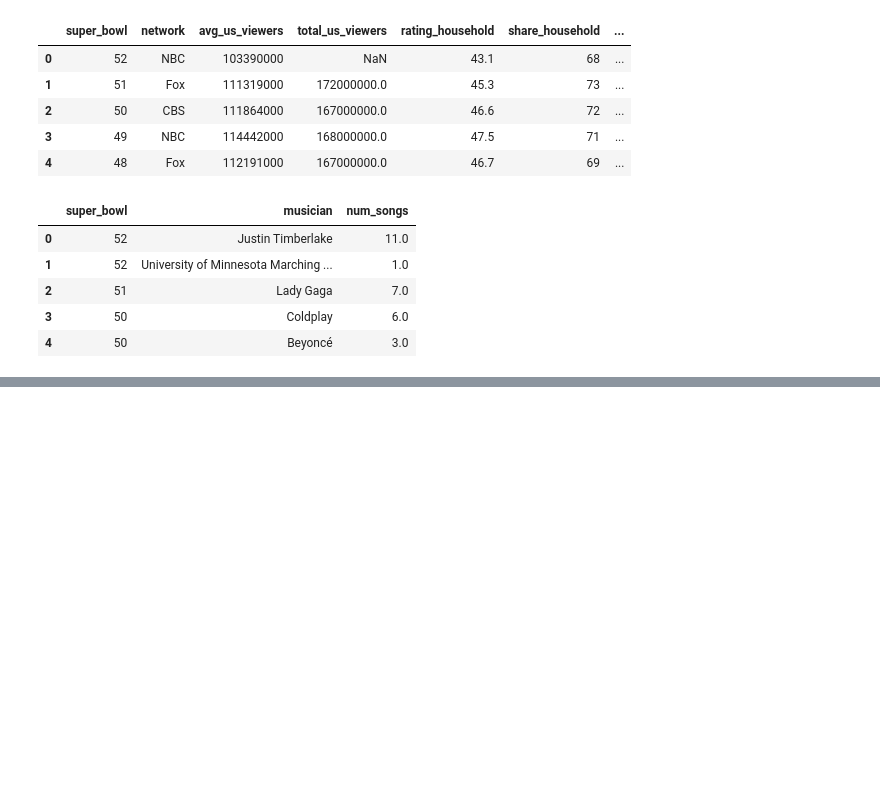
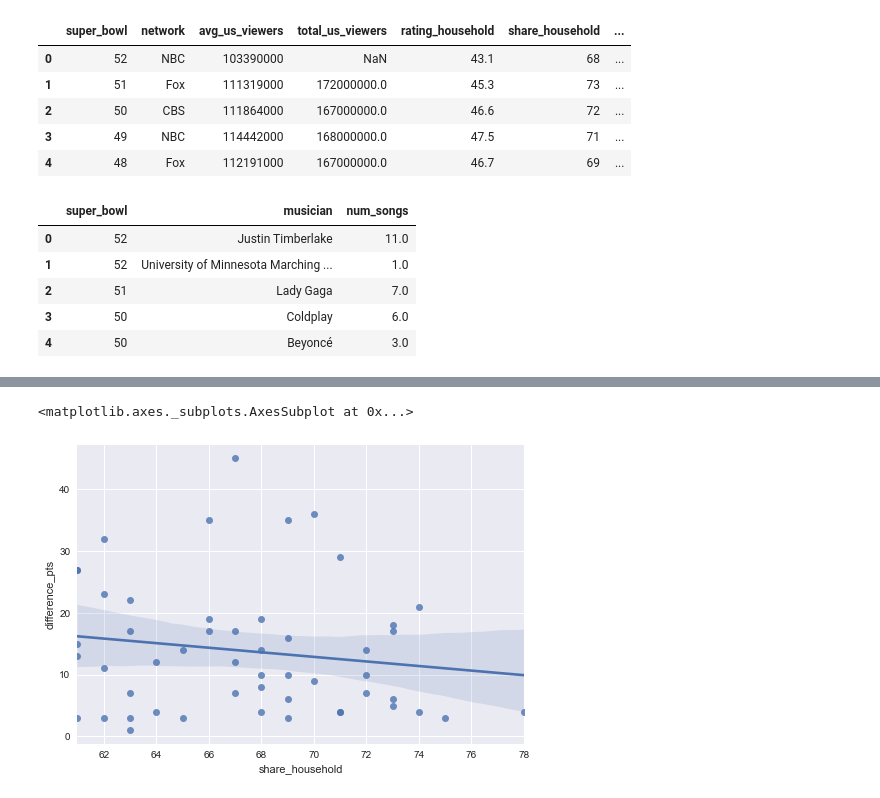
Before and after one commit to negatively/CaseStudy-DataCamp-python, a Jupyter notebook: analisa_tv.ipynb, the cells around one changed output, grey strips where cells are left out. Cells and saved outputs as stored; diff of their text form; code cells hidden in the pictures; blank space fills up the shorter version.

```diff
--- a/analisa_tv.ipynb
+++ b/analisa_tv.ipynb
@@ -121,0 +140,12 @@ display(super_bowls[super_bowls.difference_pts > 35])
+# %%
+# Join game and TV data, filtering out SB I because it was split over two networks
+games_tv = pd.merge(tv[tv['super_bowl'] > 1], super_bowls, on='super_bowl')
+
+# Import seaborn
+import seaborn as sns
+
+# Create a scatter plot with a linear regression model fit
+sns.regplot(x='share_household', y='difference_pts', data=games_tv)
+# %% [output]
+<matplotlib.axes._subplots.AxesSubplot at 0x...>
+[figure, added]
```
Also changed, not shown: parts of 24 cells of this notebook.
